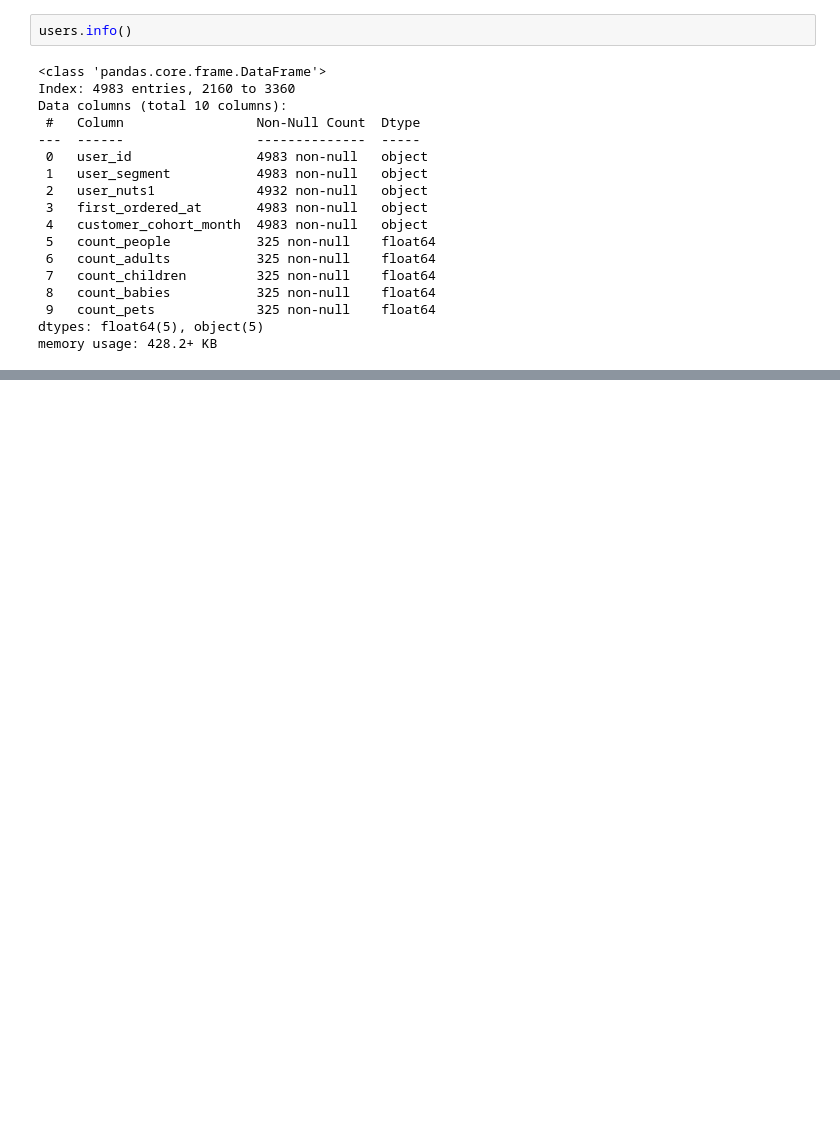
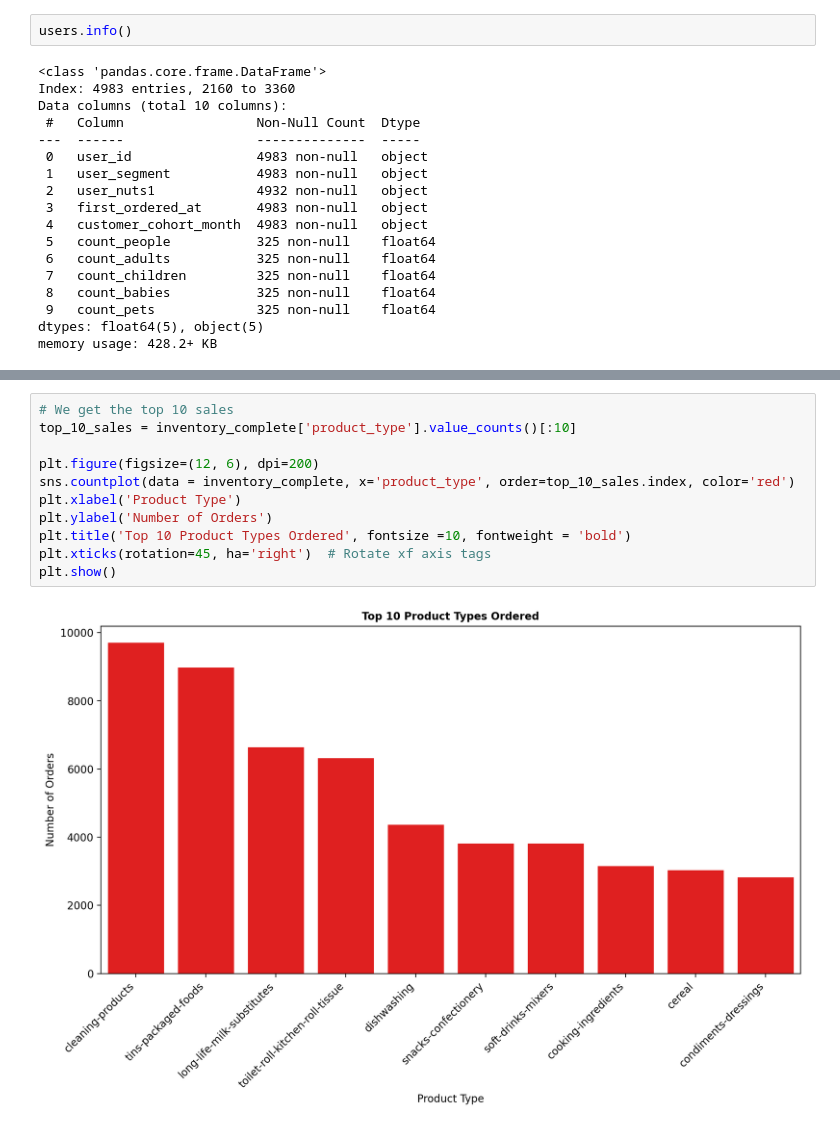
Before and after one commit to carleondel/zrive-ds, a Jupyter notebook: src/module_2/module_2_EDA.ipynb, the cells around one changed output, grey strips where cells are left out. Saved outputs shown, nothing was run; the diff lists cells and outputs as text; blank space fills up the shorter version.

```diff
--- a/src/module_2/module_2_EDA.ipynb
+++ b/src/module_2/module_2_EDA.ipynb
@@ -165,0 +350,13 @@ users contains interesting insights. Nuts are a way of dividing the UK in small
+# %%
+# We get the top 10 sales
+top_10_sales = inventory_complete['product_type'].value_counts()[:10]
+
+plt.figure(figsize=(12, 6), dpi=200)
+sns.countplot(data = inventory_complete, x='product_type', order=top_10_sales.index, color='red')
+plt.xlabel('Product Type')
+plt.ylabel('Number of Orders')
+plt.title('Top 10 Product Types Ordered', fontsize =10, fontweight = 'bold')
+plt.xticks(rotation=45, ha='right')  # Rotate xf axis tags
+plt.show()
+# %% [output]
+[figure, added]
```
Also changed, not shown: parts of 50 cells of this notebook.
